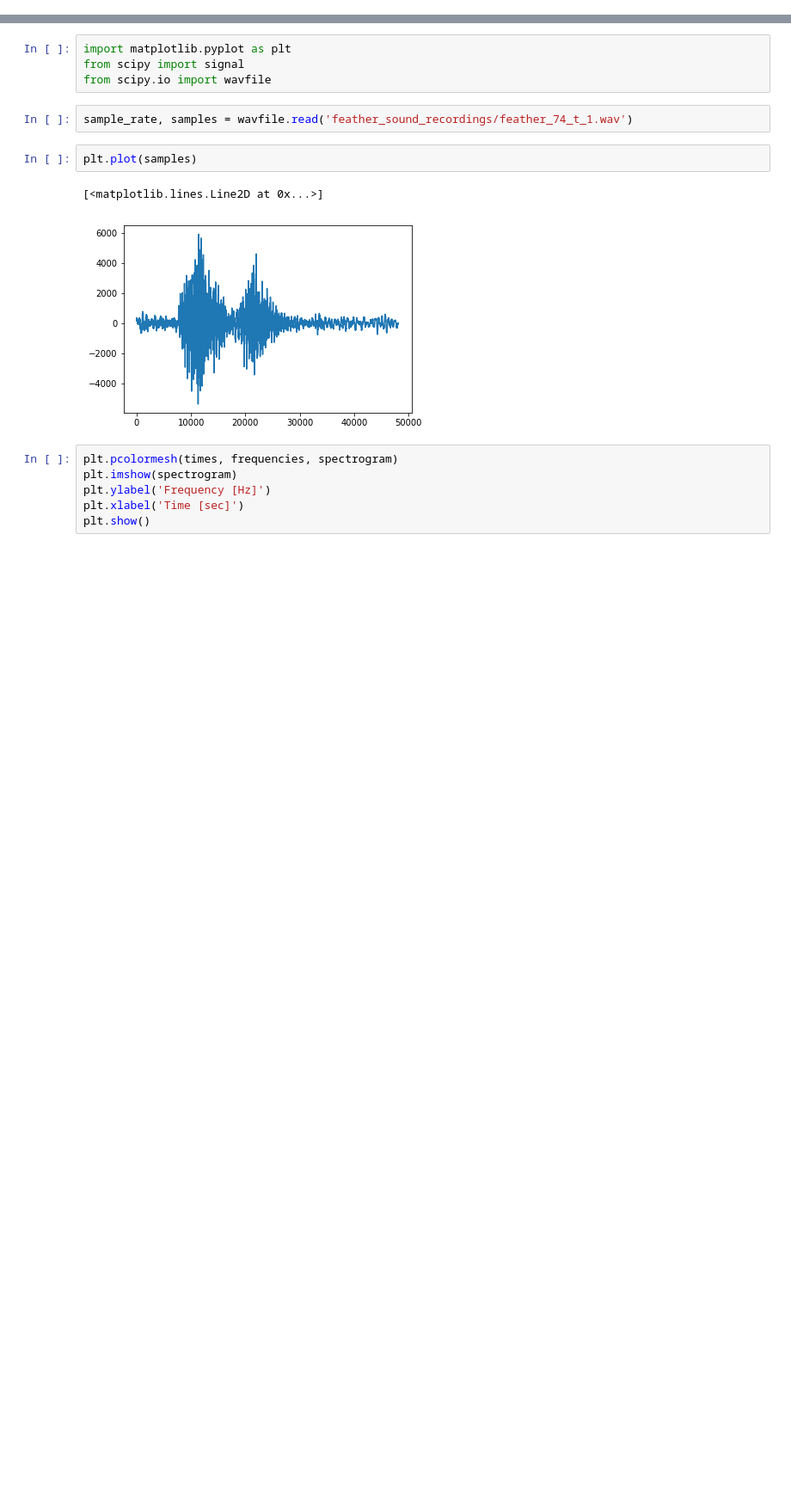
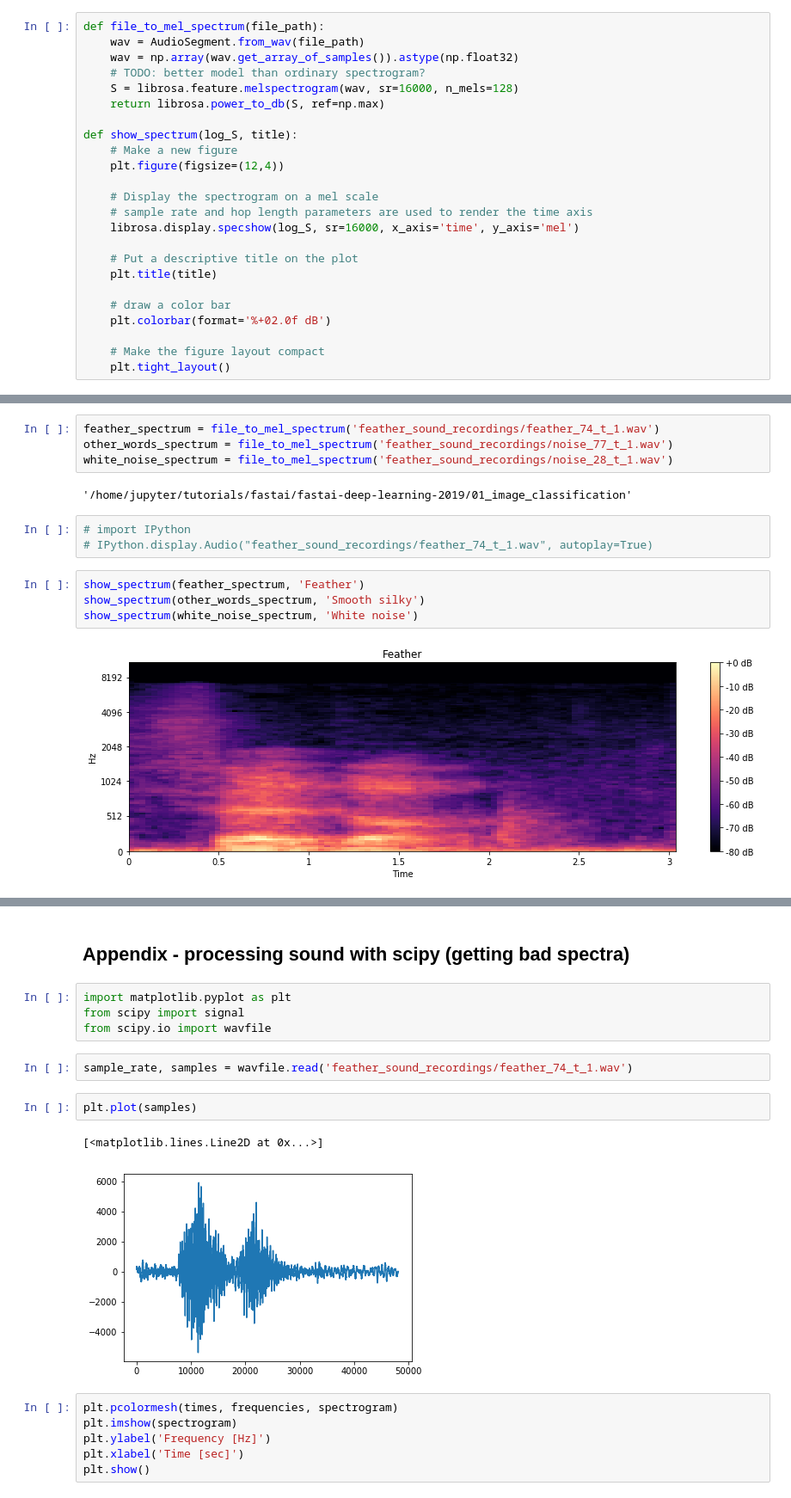
Before and after one commit to asnr/fastai-deep-learning-2019, a Jupyter notebook: 01_image_classification/feather_detection.ipynb, the cells around one changed output, grey strips where cells are left out. Shown: that part at 86% size. Cells and saved outputs as stored; diff of their text form; blank space fills up the shorter version.

Commit message:
Turn .wav files into .png spectrograms

```diff
--- a/01_image_classification/feather_detection.ipynb
+++ b/01_image_classification/feather_detection.ipynb
@@ -5,0 +9,24 @@ ModuleNotFoundError: No module named 'librosa'
+# %%
+def file_to_mel_spectrum(file_path):
+    wav = AudioSegment.from_wav(file_path)
+    wav = np.array(wav.get_array_of_samples()).astype(np.float32)
+    # TODO: better model than ordinary spectrogram?
+    S = librosa.feature.melspectrogram(wav, sr=16000, n_mels=128)
+    return librosa.power_to_db(S, ref=np.max)
+
+def show_spectrum(log_S, title):
+    # Make a new figure
+    plt.figure(figsize=(12,4))
+
+    # Display the spectrogram on a mel scale
+    # sample rate and hop length parameters are used to render the time axis
+    librosa.display.specshow(log_S, sr=16000, x_axis='time', y_axis='mel')
+
+    # Put a descriptive title on the plot
+    plt.title(title)
+
+    # draw a color bar
+    plt.colorbar(format='%+02.0f dB')
+
+    # Make the figure layout compact
+    plt.tight_layout()
@@ -5,0 +50,15 @@ ModuleNotFoundError: No module named 'librosa'
+# %%
+feather_spectrum = file_to_mel_spectrum('feather_sound_recordings/feather_74_t_1.wav')
+other_words_spectrum = file_to_mel_spectrum('feather_sound_recordings/noise_77_t_1.wav')
+white_noise_spectrum = file_to_mel_spectrum('feather_sound_recordings/noise_28_t_1.wav')
+# %% [output]
+'/home/jupyter/tutorials/fastai/fastai-deep-learning-2019/01_image_classification'
+# %%
+# import IPython
+# IPython.display.Audio("feather_sound_recordings/feather_74_t_1.wav", autoplay=True)
+# %%
+show_spectrum(feather_spectrum, 'Feather')
+show_spectrum(other_words_spectrum, 'Smooth silky')
+show_spectrum(white_noise_spectrum, 'White noise')
+# %% [output]
+[figure, added]
@@ -6,3 +67,5 @@ ModuleNotFoundError: No module named 'librosa'
+# %% [markdown]
+## Appendix - processing sound with scipy (getting bad spectra)
 # %%
 import matplotlib.pyplot as plt
 from scipy import signal
```
Also changed, not shown: parts of 6 cells of this notebook.
